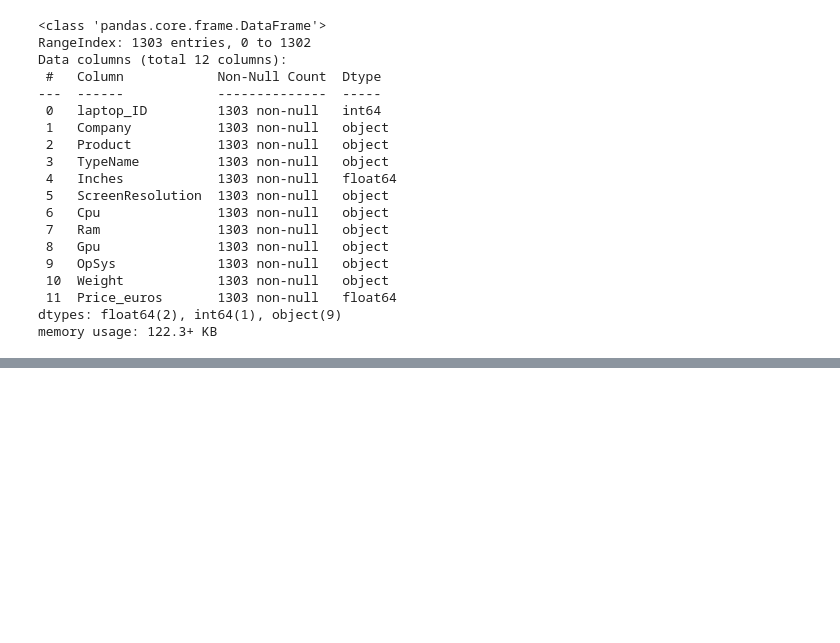
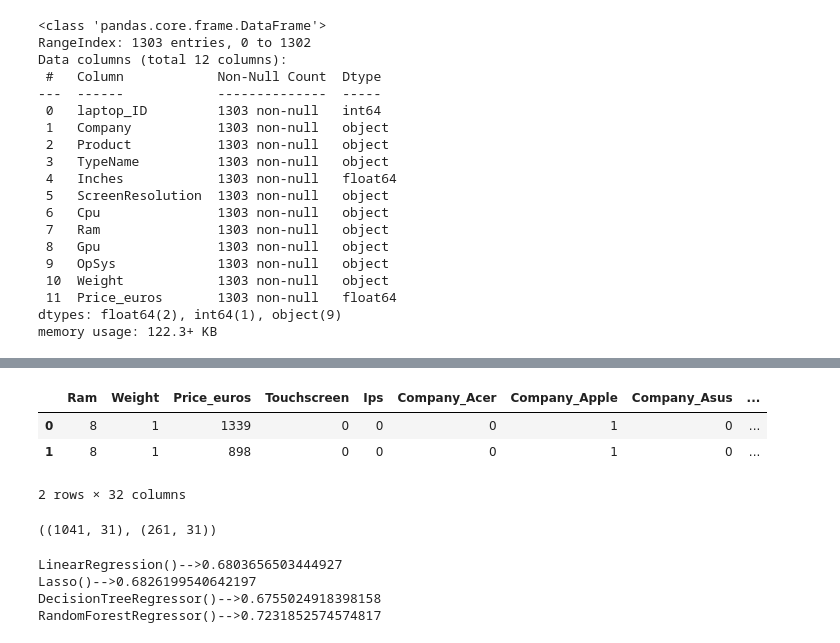
Before and after one commit to ishu1998ki/LaptopPricePredictionProject, a Jupyter notebook: main.ipynb, the cells around one changed output, grey strips where cells are left out. Cells and saved outputs as stored; diff of their text form; code cells hidden in the pictures; blank space fills up the shorter version.

```diff
--- a/main.ipynb
+++ b/main.ipynb
@@ -96,0 +320,7 @@ data['Ram'] = data['Ram'].str.replace("GB","").astype('int32')
+# %%
+data.head(2)
+# %% [output]
+|  | Ram | Weight | Price_euros | Touchscreen | Ips | Company_Acer | Company_Apple | Company_Asus | ... |
+| 0 | 8 | 1 | 1339 | 0 | 0 | 0 | 1 | 0 | ... |
+| 1 | 8 | 1 | 898 | 0 | 0 | 0 | 1 | 0 | ... |
+2 rows × 32 columns
@@ -96,0 +333,4 @@ data['Ram'] = data['Ram'].str.replace("GB","").astype('int32')
+# %%
+x_train.shape, x_test.shape
+# %% [output]
+((1041, 31), (261, 31))
@@ -96,0 +342,21 @@ data['Ram'] = data['Ram'].str.replace("GB","").astype('int32')
+# %%
+from sklearn.linear_model import LinearRegression
+lr = LinearRegression()
+model_acc(lr)
+
+from sklearn.linear_model import Lasso
+lasso = Lasso()
+model_acc(lasso)
+
+from sklearn.tree import DecisionTreeRegressor
+dt = DecisionTreeRegressor()
+model_acc(dt)
+
+from sklearn.ensemble import RandomForestRegressor
+rf = RandomForestRegressor()
+model_acc(rf)
+# %% [output]
+LinearRegression()-->0.6803656503444927
+Lasso()-->0.6826199540642197
+DecisionTreeRegressor()-->0.6755024918398158
+RandomForestRegressor()-->0.7231852574574817
```
Also changed, not shown: parts of 31 cells of this notebook.
